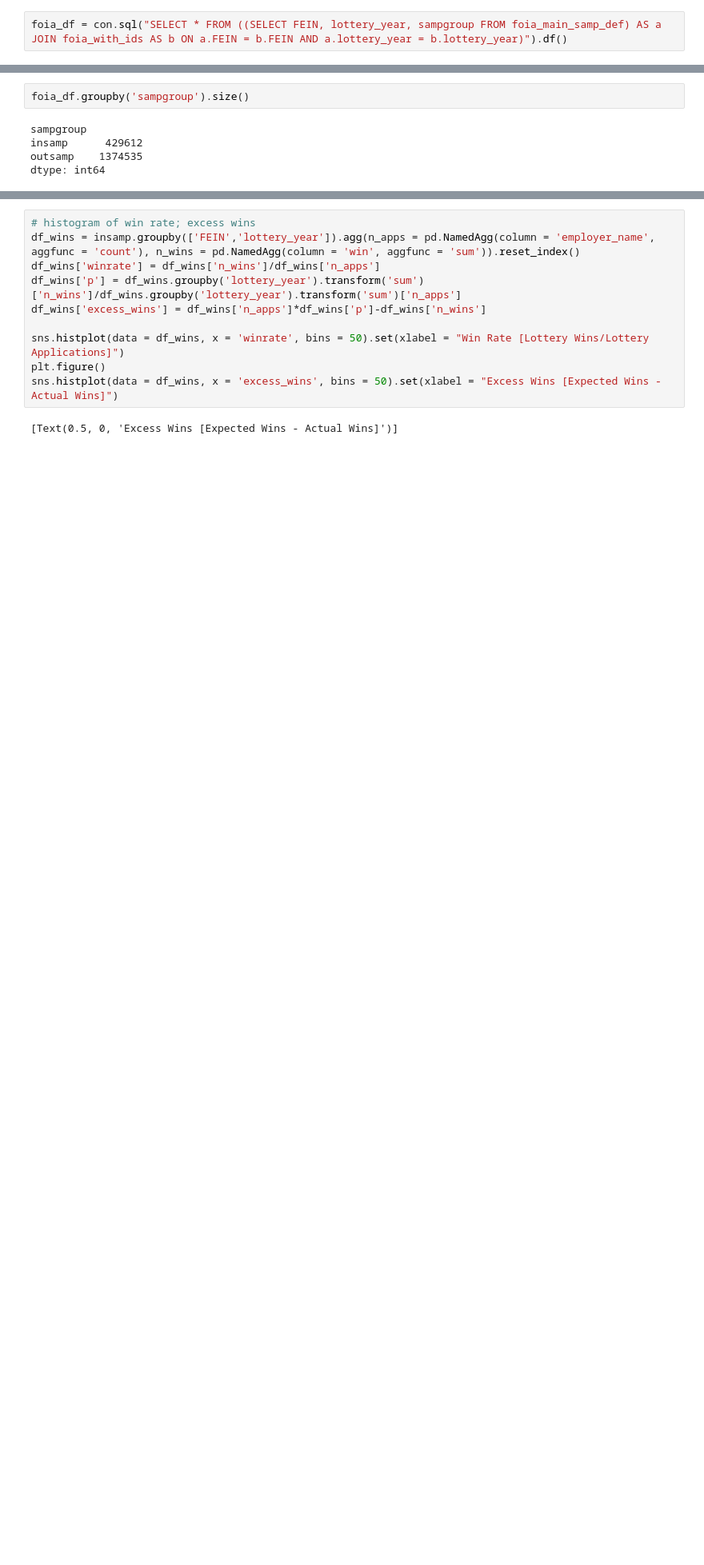
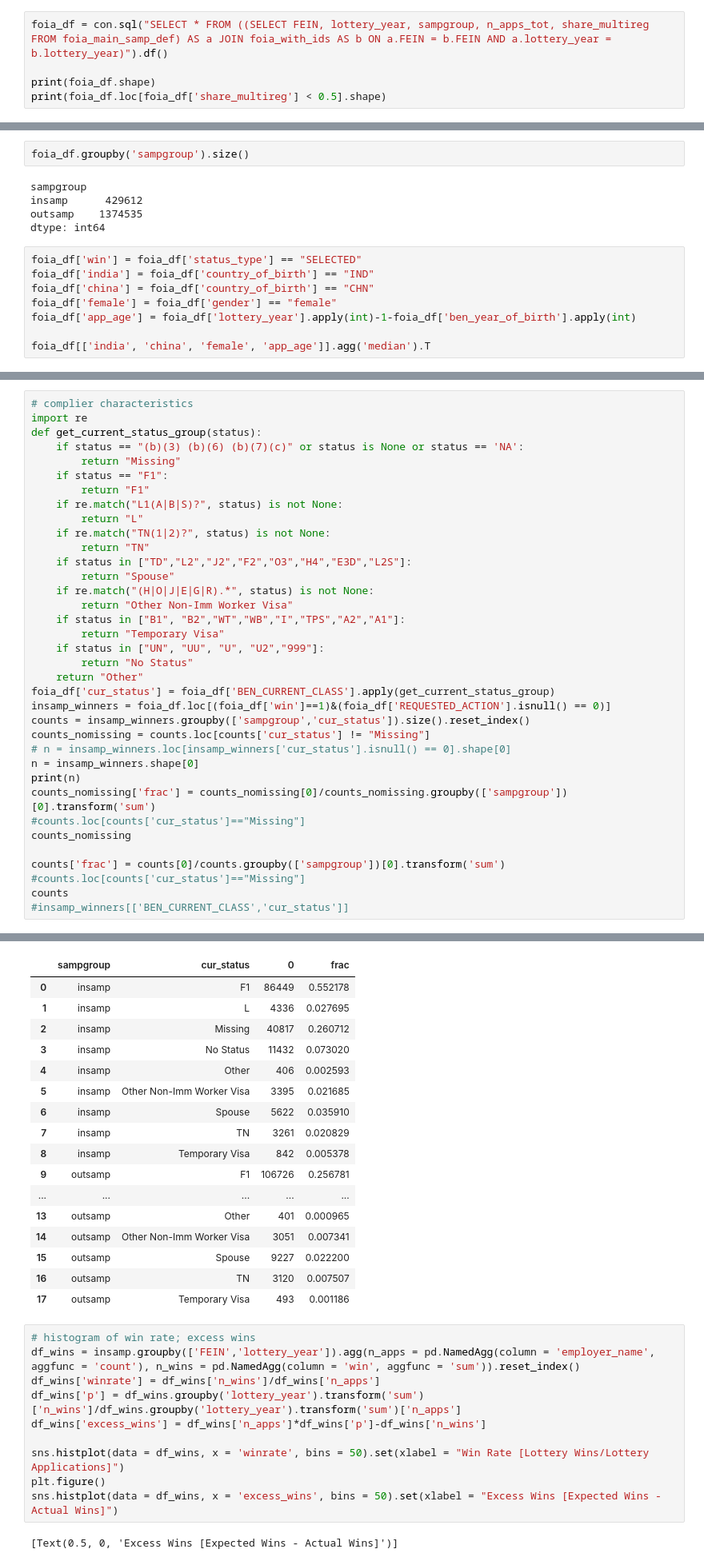
Before and after one commit to amykimecon/h1bworkers, a Jupyter notebook: code/descriptives_mar2025.ipynb, the cells around one changed output, grey strips where cells are left out. Shown at 80% size. Saved outputs shown, nothing was run; the diff lists cells and outputs as text; blank space fills up the shorter version.

```diff
--- a/code/descriptives_mar2025.ipynb
+++ b/code/descriptives_mar2025.ipynb
@@ -159,4 +159,7 @@ Preferred Sample: 138047 (80%)
 │ insamp    │ 0.3644218504138618 │
 └───────────┴────────────────────┘
 # %%
-foia_df = con.sql("SELECT * FROM ((SELECT FEIN, lottery_year, sampgroup FROM foia_main_samp_def) AS a JOIN foia_with_ids AS b ON a.FEIN = b.FEIN AND a.lottery_year = b.lottery_year)").df()
+foia_df = con.sql("SELECT * FROM ((SELECT FEIN, lottery_year, sampgroup, n_apps_tot, share_multireg FROM foia_main_samp_def) AS a JOIN foia_with_ids AS b ON a.FEIN = b.FEIN AND a.lottery_year = b.lottery_year)").df()
+
+print(foia_df.shape)
+print(foia_df.loc[foia_df['share_multireg'] < 0.5].shape)
@@ -167,3 +173,11 @@ sampgroup
 insamp      429612
 outsamp    1374535
 dtype: int64
+# %%
+foia_df['win'] = foia_df['status_type'] == "SELECTED"
+foia_df['india'] = foia_df['country_of_birth'] == "IND"
+foia_df['china'] = foia_df['country_of_birth'] == "CHN"
+foia_df['female'] = foia_df['gender'] == "female"
+foia_df['app_age'] = foia_df['lottery_year'].apply(int)-1-foia_df['ben_year_of_birth'].apply(int)
+
+foia_df[['india', 'china', 'female', 'app_age']].agg('median').T
@@ -211,0 +244,37 @@ KeyError: "None of [Index(['win', 'india', 'china', 'female', 'app_age'], dtype=
+# %%
+# complier characteristics
+import re
+def get_current_status_group(status):
+    if status == "(b)(3) (b)(6) (b)(7)(c)" or status is None or status == 'NA':
+        return "Missing"
+    if status == "F1":
+        return "F1"
+    if re.match("L1(A|B|S)?", status) is not None:
+        return "L"
+    if re.match("TN(1|2)?", status) is not None:
+        return "TN"
+    if status in ["TD","L2","J2","F2","O3","H4","E3D","L2S"]:
+        return "Spouse"
+    if re.match("(H|O|J|E|G|R).*", status) is not None:
+        return "Other Non-Imm Worker Visa"
+    if status in ["B1", "B2","WT","WB","I","TPS","A2","A1"]:
+        return "Temporary Visa"
+    if status in ["UN", "UU", "U", "U2","999"]:
+        return "No Status"
+    return "Other"
+foia_df['cur_status'] = foia_df['BEN_CURRENT_CLASS'].apply(get_current_status_group)
+insamp_winners = foia_df.loc[(foia_df['win']==1)&(foia_df['REQUESTED_ACTION'].isnull() == 0)]
+counts = insamp_winners.groupby(['sampgroup','cur_status']).size().reset_index()
+counts_nomissing = counts.loc[counts['cur_status'] != "Missing"]
+# n = insamp_winners.loc[insamp_winners['cur_status'].isnull() == 0].shape[0]
+n = insamp_winners.shape[0]
+print(n)
+counts_nomissing['frac'] = counts_nomissing[0]/counts_nomissing.groupby(['sampgroup'])[0].transform('sum')
+#counts.loc[counts['cur_status']=="Missing"]
+counts_nomissing
+
+counts['frac'] = counts[0]/counts.groupby(['sampgroup'])[0].transform('sum')
+#counts.loc[counts['cur_status']=="Missing"]
+counts
+#insamp_winners[['BEN_CURRENT_CLASS','cur_status']]
+# %% [output]
@@ -212,3 +286,20 @@ KeyError: "None of [Index(['win', 'india', 'china', 'female', 'app_age'], dtype=
+|  | sampgroup | cur_status | 0 | frac |
+| 0 | insamp | F1 | 86449 | 0.552178 |
+| 1 | insamp | L | 4336 | 0.027695 |
+| 2 | insamp | Missing | 40817 | 0.260712 |
+| 3 | insamp | No Status | 11432 | 0.073020 |
+| 4 | insamp | Other | 406 | 0.002593 |
+| 5 | insamp | Other Non-Imm Worker Visa | 3395 | 0.021685 |
+| 6 | insamp | Spouse | 5622 | 0.035910 |
+| 7 | insamp | TN | 3261 | 0.020829 |
+| 8 | insamp | Temporary Visa | 842 | 0.005378 |
+| 9 | outsamp | F1 | 106726 | 0.256781 |
+| ... | ... | ... | ... | ... |
+| 13 | outsamp | Other | 401 | 0.000965 |
+| 14 | outsamp | Other Non-Imm Worker Visa | 3051 | 0.007341 |
+| 15 | outsamp | Spouse | 9227 | 0.022200 |
+| 16 | outsamp | TN | 3120 | 0.007507 |
+| 17 | outsamp | Temporary Visa | 493 | 0.001186 |
 # %%
 # histogram of win rate; excess wins
 df_wins = insamp.groupby(['FEIN','lottery_year']).agg(n_apps = pd.NamedAgg(column = 'employer_name', aggfunc = 'count'), n_wins = pd.NamedAgg(column = 'win', aggfunc = 'sum')).reset_index()
```
Also changed, not shown: parts of 5 cells of this notebook, 28 other files.
